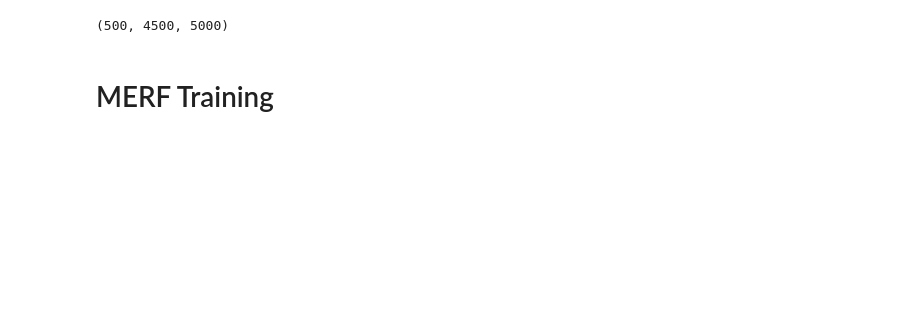
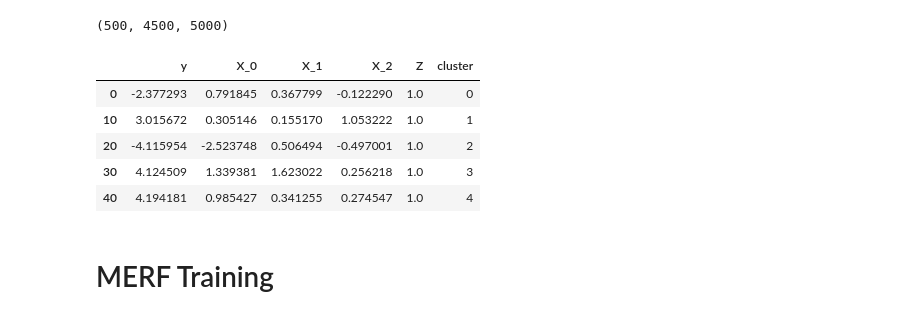
Before and after one commit to manifoldai/merf, a Jupyter notebook: notebooks/MERF Evaluation.ipynb, the cells around one changed output. Saved outputs shown, nothing was run; the diff lists cells and outputs as text; code cells hidden in the pictures; blank space fills up the shorter version.

```diff
--- a/notebooks/MERF Evaluation.ipynb
+++ b/notebooks/MERF Evaluation.ipynb
@@ -47,6 +47,15 @@ INFO     [utils.py:136] PTEV = 90.09531734495208, PREV = 49.4710194283065.
 len(train), len(test_known), len(test_new)
 # %% [output]
 (500, 4500, 5000)
+# %%
+train.head()
+# %% [output]
+|  | y | X_0 | X_1 | X_2 | Z | cluster |
+| 0 | -2.377293 | 0.791845 | 0.367799 | -0.122290 | 1.0 | 0 |
+| 10 | 3.015672 | 0.305146 | 0.155170 | 1.053222 | 1.0 | 1 |
+| 20 | -4.115954 | -2.523748 | 0.506494 | -0.497001 | 1.0 | 2 |
+| 30 | 4.124509 | 1.339381 | 1.623022 | 0.256218 | 1.0 | 3 |
+| 40 | 4.194181 | 0.985427 | 0.341255 | 0.274547 | 1.0 | 4 |
 # %% [markdown]
 # MERF Training
 # %%
```
Also changed, not shown: parts of 15 cells of this notebook, 1 other file.
